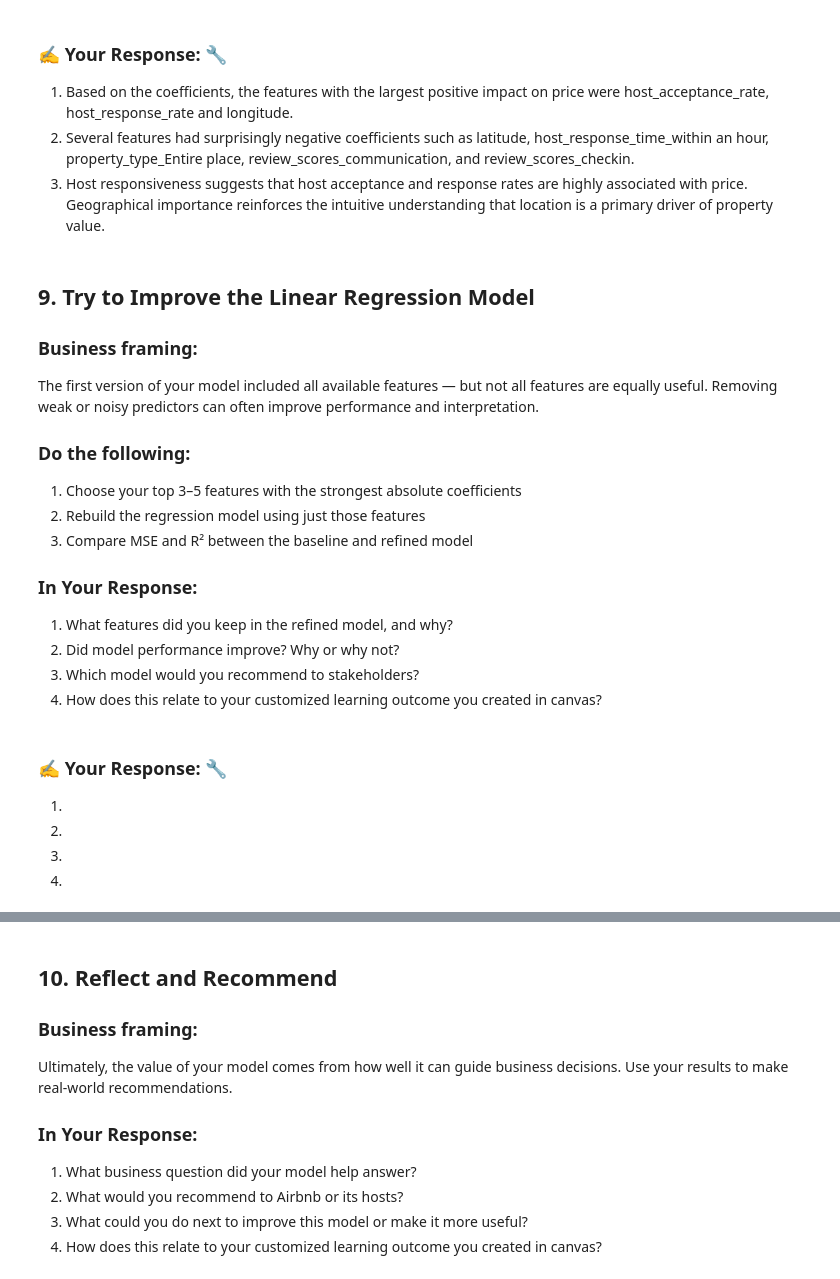
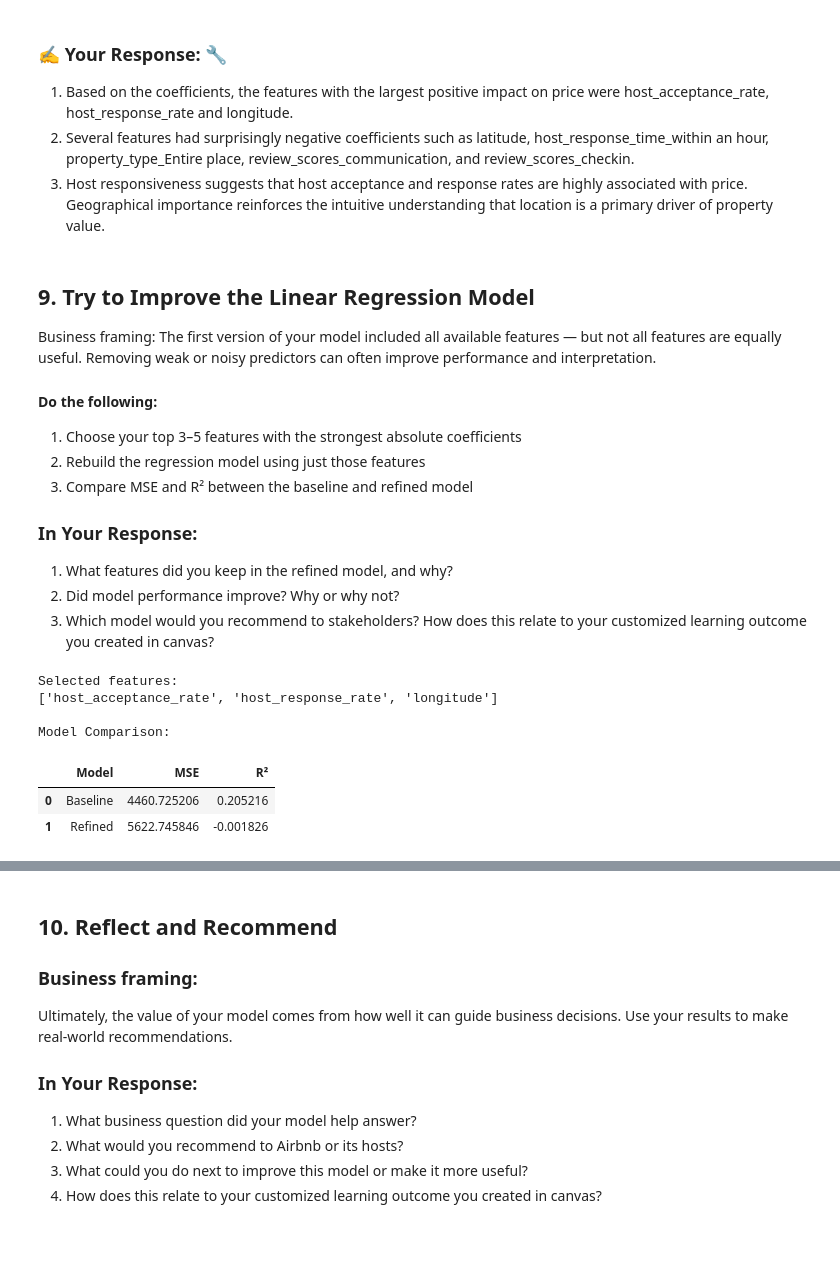
Before and after one commit to thornton330j/IS-4487, a Jupyter notebook: Assignments/assignment_11_ThorntonJackson.ipynb, the cells around one changed output, grey strips where cells are left out. Cells and saved outputs as stored; diff of their text form; code cells hidden in the pictures; blank space fills up the shorter version.

```diff
--- a/Assignments/assignment_11_ThorntonJackson.ipynb
+++ b/Assignments/assignment_11_ThorntonJackson.ipynb
@@ -406,17 +448,15 @@ display(coefficients_df.head(20))
 3.  Host responsiveness suggests that host acceptance and response rates are highly associated with price. Geographical importance reinforces the intuitive understanding that location is a primary driver of property value.
 # %% [markdown]
 ## 9. Try to Improve the Linear Regression Model
-
-### Business framing:
+Business framing:
 The first version of your model included all available features — but not all features are equally useful. Removing weak or noisy predictors can often improve performance and interpretation.
 
-### Do the following:
+#### Do the following:
 1. Choose your top 3–5 features with the strongest absolute coefficients
 2. Rebuild the regression model using just those features
 3. Compare MSE and R² between the baseline and refined model
-
 ### In Your Response:
 1. What features did you keep in the refined model, and why?
 2. Did model performance improve? Why or why not?
 3. Which model would you recommend to stakeholders?
-4. How does this relate to your customized learning outcome you created in canvas?
+How does this relate to your customized learning outcome you created in canvas?
@@ -425,9 +463,53 @@ The first version of your model included all available features — but not all
-# %% [markdown]
-### ✍️ Your Response: 🔧
-1.
-
-2.
-
-3.
-
-4.
+# %%
+# Add code here 🔧
+# Features based on coefficient
+selected_features = [
+    "host_acceptance_rate",
+    "host_response_rate",
+    "longitude",
+]
+
+# Make sure selected features exist after one-hot encoding
+selected_features = [col for col in selected_features if col in X_train_dummies.columns]
+
+print("Selected features:")
+print(selected_features)
+
+# Baseline model
+baseline_model = LinearRegression()
+baseline_model.fit(X_train_dummies, y_train)
+
+y_pred_baseline = baseline_model.predict(X_test_dummies)
+
+baseline_mse = mean_squared_error(y_test, y_pred_baseline)
+baseline_r2 = r2_score(y_test, y_pred_baseline)
+
+# Refined model
+X_train_refined = X_train_dummies[selected_features]
+X_test_refined = X_test_dummies[selected_features]
+
+refined_model = LinearRegression()
+refined_model.fit(X_train_refined, y_train)
+
+y_pred_refined = refined_model.predict(X_test_refined)
+
+refined_mse = mean_squared_error(y_test, y_pred_refined)
+refined_r2 = r2_score(y_test, y_pred_refined)
+
+# Compare results
+comparison = pd.DataFrame({
+    "Model": ["Baseline", "Refined"],
+    "MSE": [baseline_mse, refined_mse],
+    "R²": [baseline_r2, refined_r2]
+})
+# Show
+print("\nModel Comparison:")
+display(comparison)
+# %% [output]
+Selected features:
+['host_acceptance_rate', 'host_response_rate', 'longitude']
+
+Model Comparison:
+|  | Model | MSE | R² |
+| 0 | Baseline | 4460.725206 | 0.205216 |
+| 1 | Refined | 5622.745846 | -0.001826 |
```
Also changed, not shown: parts of 8 cells of this notebook.
